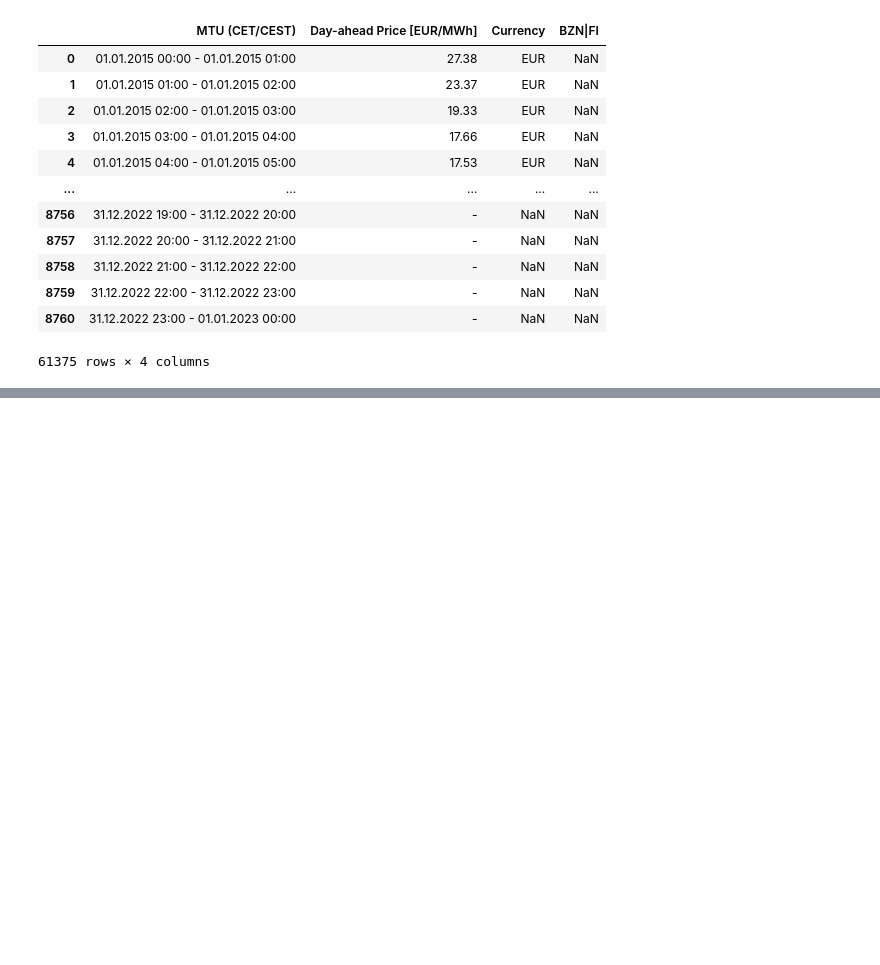
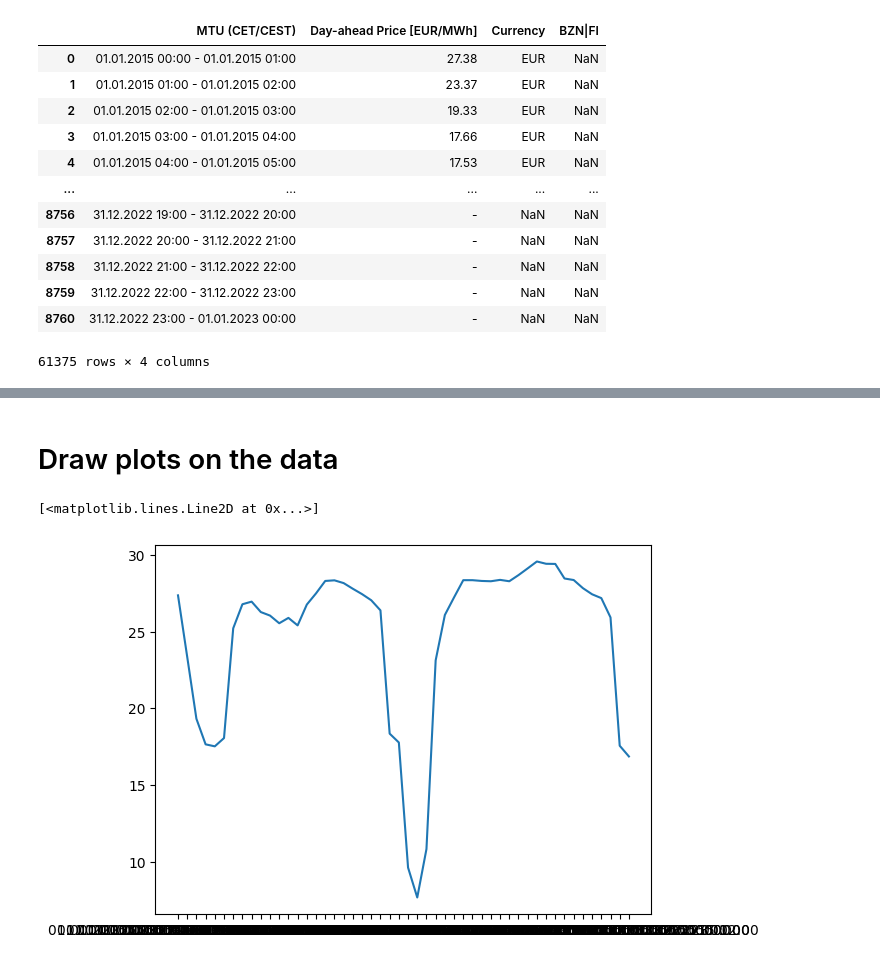
Before and after one commit to MergHQ/ids22-miniproject, a Jupyter notebook: merge_load_price_generation.ipynb, the cells around one changed output, grey strips where cells are left out. Saved outputs shown, nothing was run; the diff lists cells and outputs as text; code cells hidden in the pictures; blank space fills up the shorter version.

Commit message:
Merge price, generation and load data by date and create some EDA

```diff
--- a/merge_load_price_generation.ipynb
+++ b/merge_load_price_generation.ipynb
@@ -101,0 +306,2 @@ generation.to_csv('./data/all_generation_data.csv')
+# %%
+df['end_time'] = df.MTU.str.split('-', expand = True)[1].str.strip()
@@ -101,0 +318,4 @@ generation.to_csv('./data/all_generation_data.csv')
+# %%
+df['start_time'] = pd.to_datetime(df.start_time, format='%d.%m.%Y %H:%M')
+# %%
+df['end_time'] = pd.to_datetime(df.end_time, format='%d.%m.%Y %H:%M')
@@ -101,0 +351,2 @@ generation.to_csv('./data/all_generation_data.csv')
+# %%
+df = df[df.start_time < pd.Timestamp('2022-09-26T15')]
@@ -101,0 +369,2 @@ generation.to_csv('./data/all_generation_data.csv')
+# %% [markdown]
+# Draw plots on the data
@@ -101,0 +373,5 @@ generation.to_csv('./data/all_generation_data.csv')
+# %%
+plt.plot(df.head(50).MTU, df.head(50)['Day-ahead Price [EUR/MWh]'])
+# %% [output]
+[<matplotlib.lines.Line2D at 0x...>]
+[figure, added]
```
Also changed, not shown: parts of 60 cells of this notebook, 1 other file.
